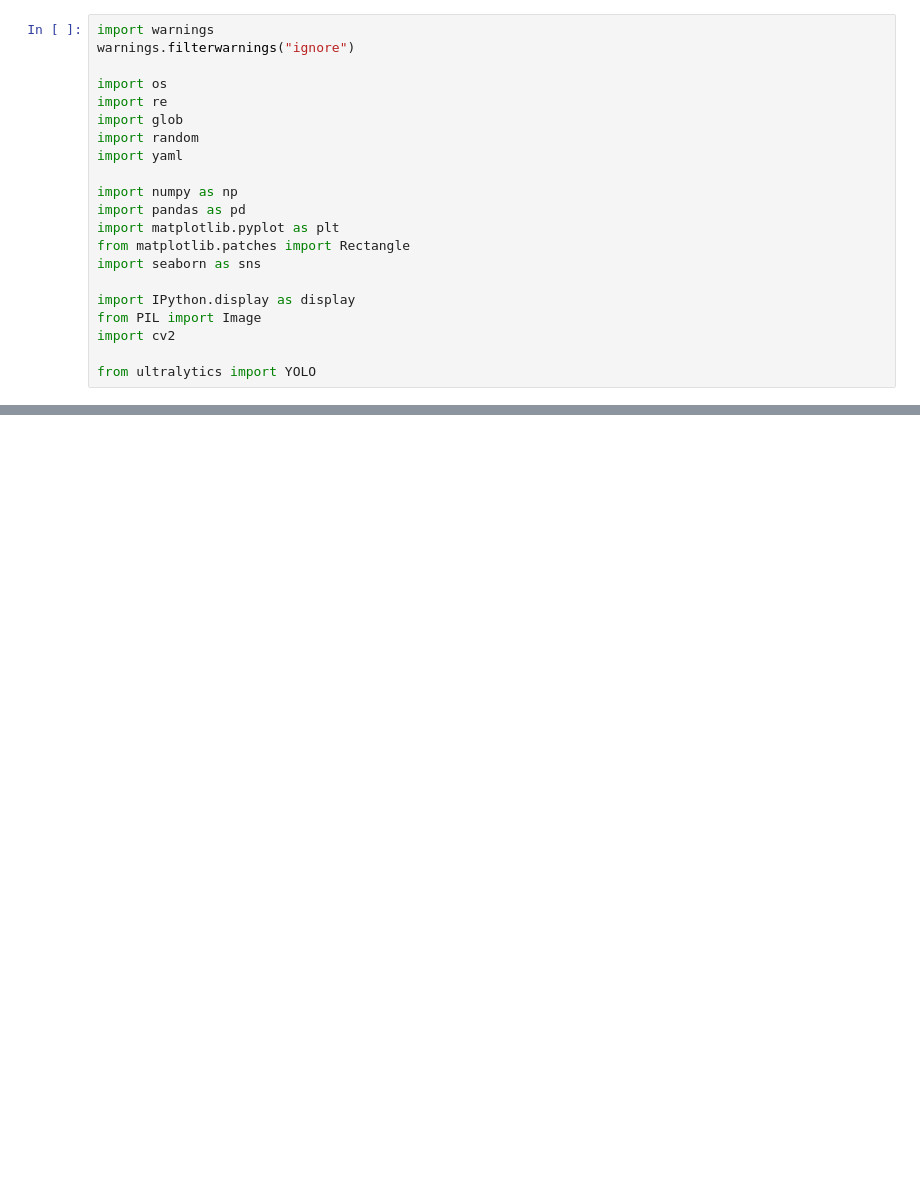
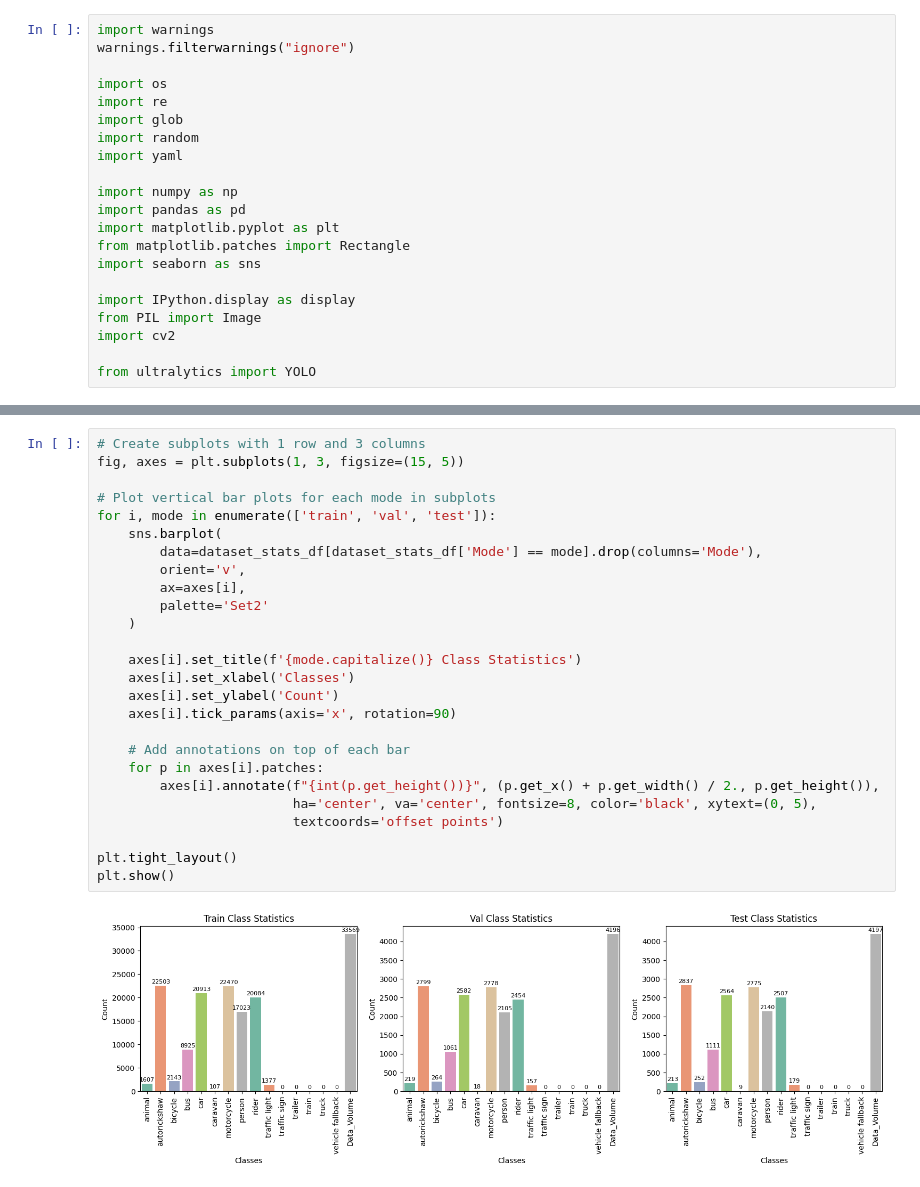
Before and after one commit to rajnandurkar/Object-Detection-on-Indian-Driving-Dataset-IDD-using-YOLOv11, a Jupyter notebook: notebook.ipynb, the cells around one changed output, grey strips where cells are left out. Saved outputs shown, nothing was run; the diff lists cells and outputs as text; blank space fills up the shorter version.

Commit message:
Update notebook with training outputs

```diff
--- a/notebook.ipynb
+++ b/notebook.ipynb
@@ -155,0 +293,28 @@ print(dataset_stats_df)
+# %%
+# Create subplots with 1 row and 3 columns
+fig, axes = plt.subplots(1, 3, figsize=(15, 5))
+
+# Plot vertical bar plots for each mode in subplots
+for i, mode in enumerate(['train', 'val', 'test']):
+    sns.barplot(
+        data=dataset_stats_df[dataset_stats_df['Mode'] == mode].drop(columns='Mode'),
+        orient='v',
+        ax=axes[i],
+        palette='Set2'
+    )
+
+    axes[i].set_title(f'{mode.capitalize()} Class Statistics')
+    axes[i].set_xlabel('Classes')
+    axes[i].set_ylabel('Count')
+    axes[i].tick_params(axis='x', rotation=90)
+
+    # Add annotations on top of each bar
+    for p in axes[i].patches:
+        axes[i].annotate(f"{int(p.get_height())}", (p.get_x() + p.get_width() / 2., p.get_height()),
+                         ha='center', va='center', fontsize=8, color='black', xytext=(0, 5),
+                         textcoords='offset points')
+
+plt.tight_layout()
+plt.show()
+# %% [output]
+[figure, added]
```
Also changed, not shown: parts of 25 cells of this notebook.
